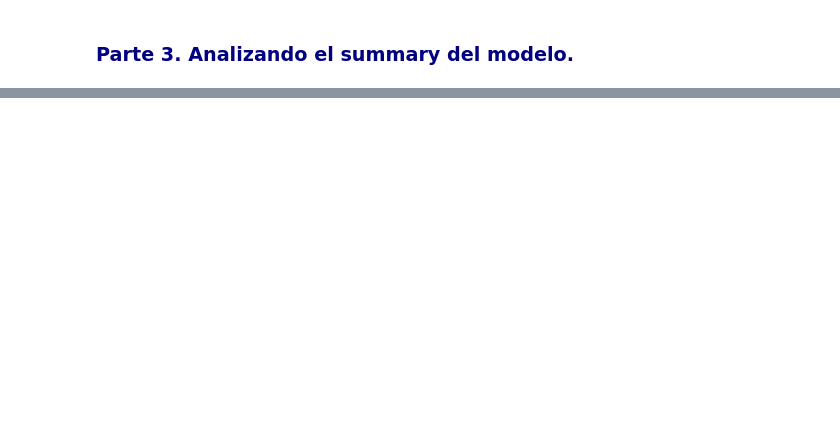
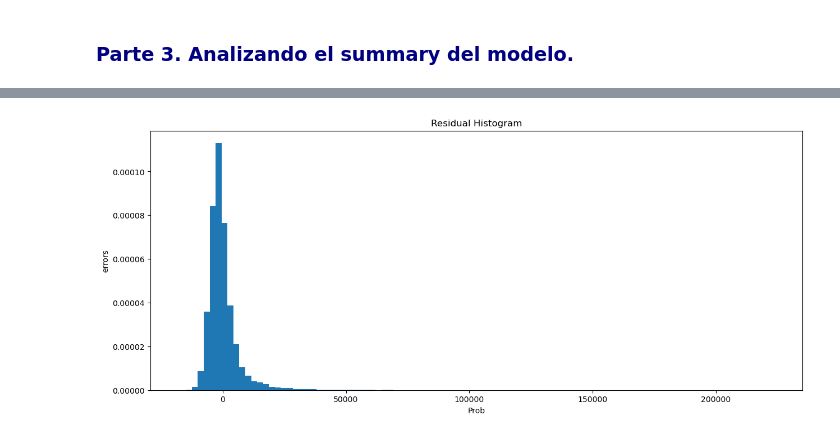
Before and after one commit to lbeltran-dev/Analisis-De-Ingreso-Mensual-En-Mexico-ENOE-2025-T1, a Jupyter notebook: Tarea5_FernandoHernandez_LuisBeltran.ipynb, the cells around one changed output, grey strips where cells are left out. Drawn from its saved outputs; the diff is of its cells as text; code cells hidden in the pictures; blank space fills up the shorter version.

Commit message:
Agregue el análisis de regresión lineal, una parte del análisis del sumarry y de los residuos. Tambien el modelo actualizado sin la variable de menor significancias horas_capacitacion

```diff
--- a/Tarea5_FernandoHernandez_LuisBeltran.ipynb
+++ b/Tarea5_FernandoHernandez_LuisBeltran.ipynb
@@ -540,0 +546,13 @@ Dataset del modelo: (78840, 9)
+# %%
+# definir variables
+y = modelo['ingreso_mensual']
+x = modelo.drop(['ingreso_mensual','fac_tri'], axis=1)
+
+# añadir constante
+x = sm.add_constant(x)
+
+#fit
+model = sm.OLS(y, x).fit()
+
+# Resumen
+print(model.summary())
@@ -542,0 +597,14 @@ Dataset del modelo: (78840, 9)
+# %%
+# Predecir con el modelo con coeficientes optimizados
+y_hat=model.predict(x)
+# Calcular lor residuales (errores)
+residuals=y-y_hat
+# Distribucion de residuales
+plt.figure(figsize=(15, 6))
+plt.hist(residuals, bins=100, density=True)
+plt.xlabel("Prob")
+plt.ylabel("errors")
+plt.title("Residual Histogram")
+plt.show();
+# %% [output]
+[figure, added]
```
Also changed, not shown: parts of 9 cells of this notebook.
